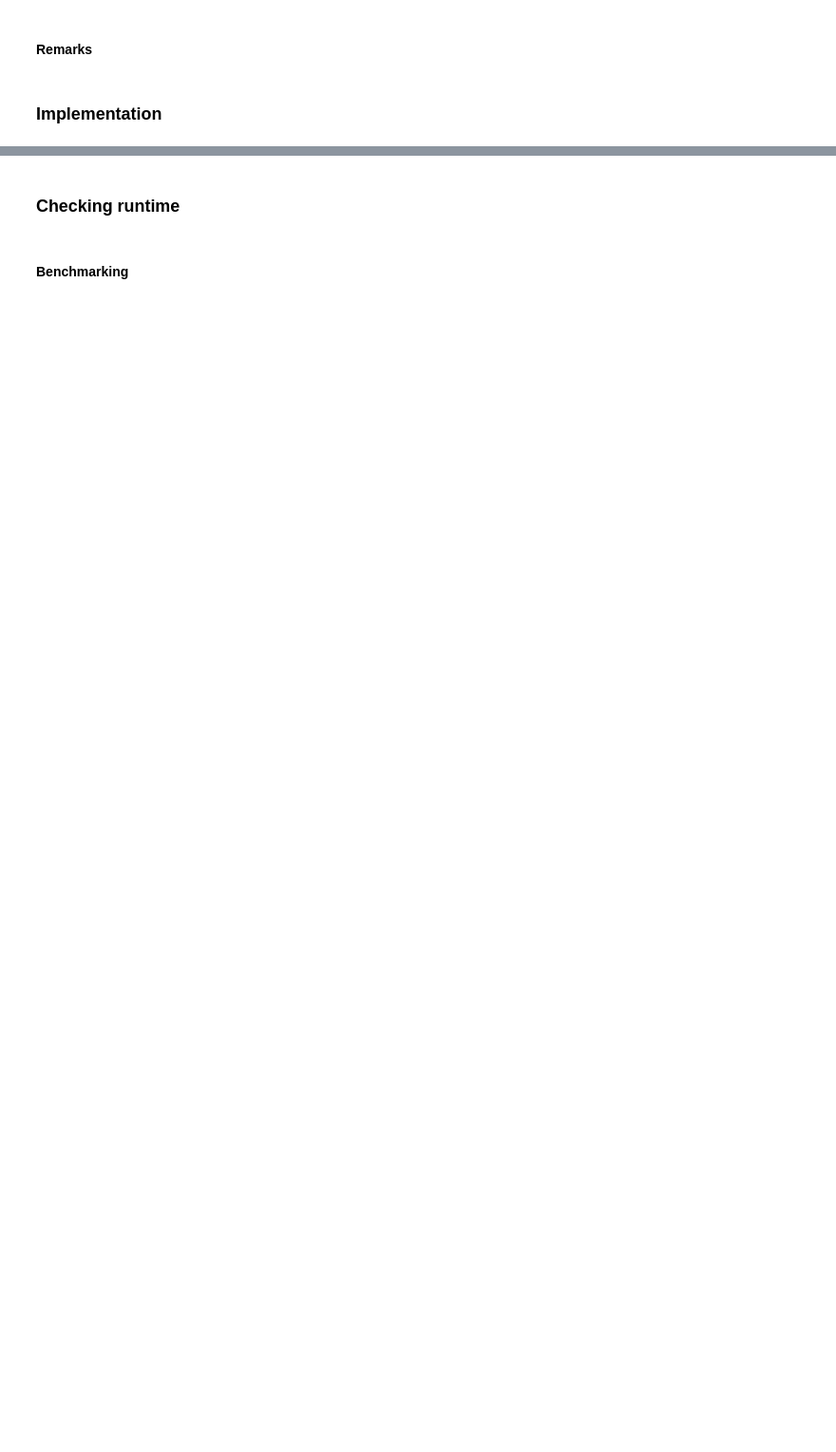
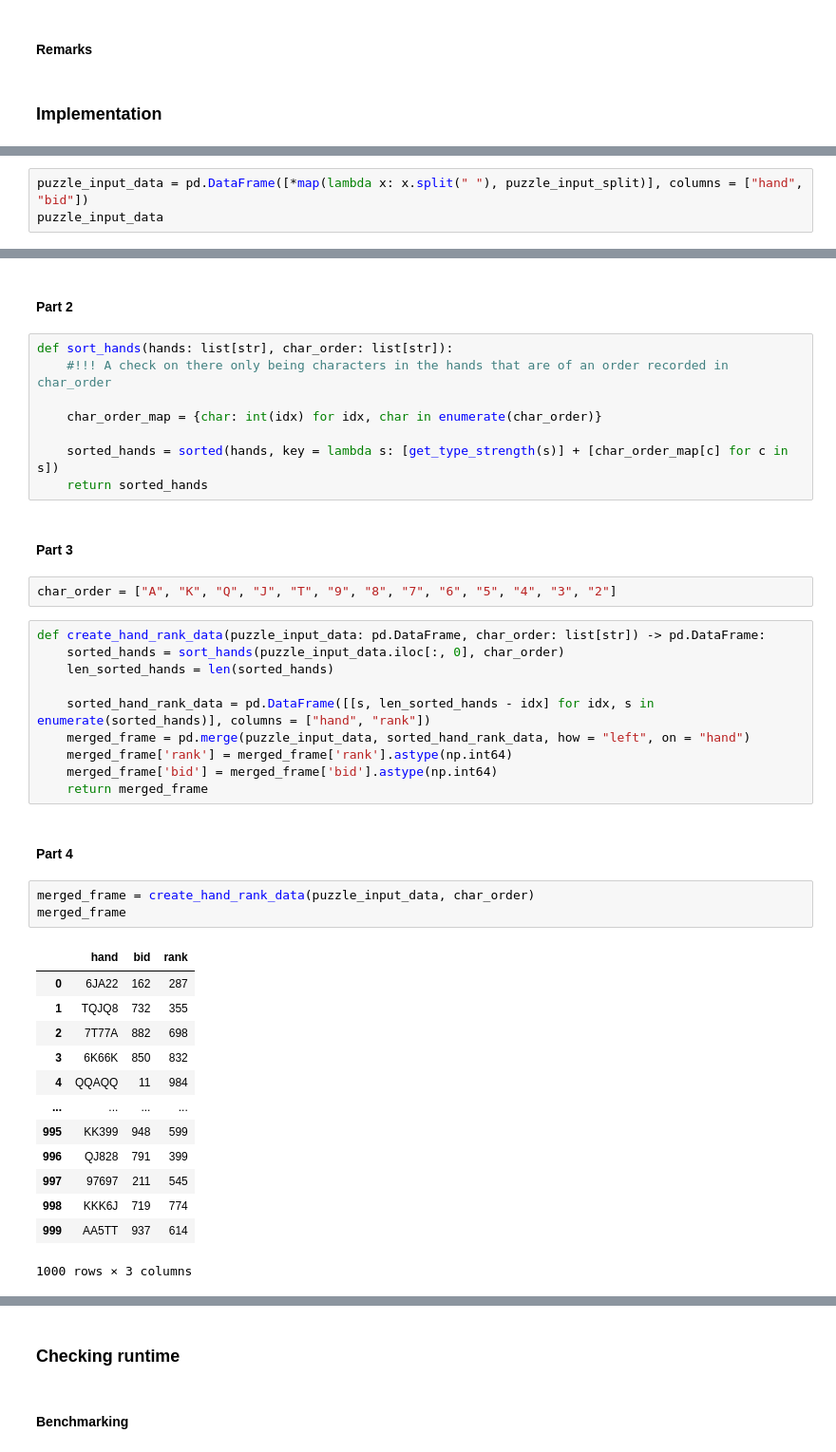
Before and after one commit to zanyvium/aoc_2023, a Jupyter notebook: aoc_2023_07.ipynb, the cells around one changed output, grey strips where cells are left out. Shown at 95% size. Drawn from its saved outputs; the diff is of its cells as text; blank space fills up the shorter version.

```diff
--- a/aoc_2023_07.ipynb
+++ b/aoc_2023_07.ipynb
@@ -55,0 +65,3 @@ This problem sounds like it should be solved with a custom class with comparison
+# %%
+puzzle_input_data = pd.DataFrame([*map(lambda x: x.split(" "), puzzle_input_split)], columns = ["hand", "bid"])
+puzzle_input_data
@@ -55,0 +118,43 @@ This problem sounds like it should be solved with a custom class with comparison
+# %% [markdown]
+#### Part 2
+# %%
+def sort_hands(hands: list[str], char_order: list[str]):
+    #!!! A check on there only being characters in the hands that are of an order recorded in char_order
+
+    char_order_map = {char: int(idx) for idx, char in enumerate(char_order)}
+
+    sorted_hands = sorted(hands, key = lambda s: [get_type_strength(s)] + [char_order_map[c] for c in s])
+    return sorted_hands
+# %% [markdown]
+#### Part 3
+# %%
+char_order = ["A", "K", "Q", "J", "T", "9", "8", "7", "6", "5", "4", "3", "2"]
+# %%
+def create_hand_rank_data(puzzle_input_data: pd.DataFrame, char_order: list[str]) -> pd.DataFrame:
+    sorted_hands = sort_hands(puzzle_input_data.iloc[:, 0], char_order)
+    len_sorted_hands = len(sorted_hands)
+
+    sorted_hand_rank_data = pd.DataFrame([[s, len_sorted_hands - idx] for idx, s in enumerate(sorted_hands)], columns = ["hand", "rank"])
+    merged_frame = pd.merge(puzzle_input_data, sorted_hand_rank_data, how = "left", on = "hand")
+    merged_frame['rank'] = merged_frame['rank'].astype(np.int64)
+    merged_frame['bid'] = merged_frame['bid'].astype(np.int64)
+    return merged_frame
+# %% [markdown]
+#### Part 4
+# %%
+merged_frame = create_hand_rank_data(puzzle_input_data, char_order)
+merged_frame
+# %% [output]
+|  | hand | bid | rank |
+| 0 | 6JA22 | 162 | 287 |
+| 1 | TQJQ8 | 732 | 355 |
+| 2 | 7T77A | 882 | 698 |
+| 3 | 6K66K | 850 | 832 |
+| 4 | QQAQQ | 11 | 984 |
+| ... | ... | ... | ... |
+| 995 | KK399 | 948 | 599 |
+| 996 | QJ828 | 791 | 399 |
+| 997 | 97697 | 211 | 545 |
+| 998 | KKK6J | 719 | 774 |
+| 999 | AA5TT | 937 | 614 |
+1000 rows × 3 columns
```
Also changed, not shown: parts of 21 cells of this notebook.
